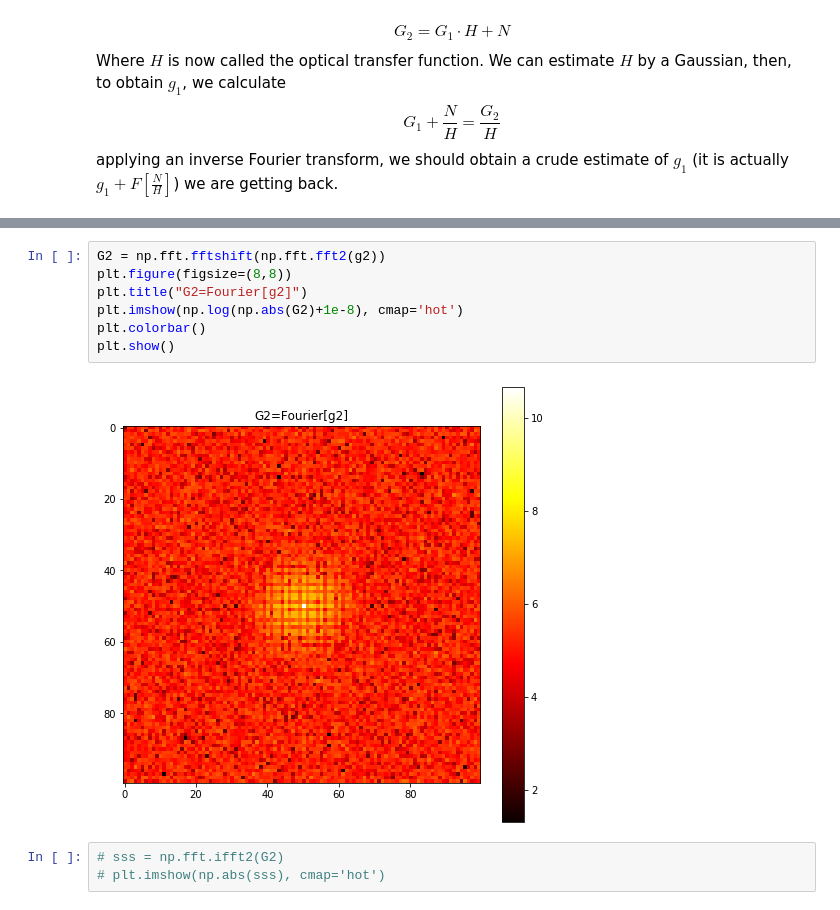
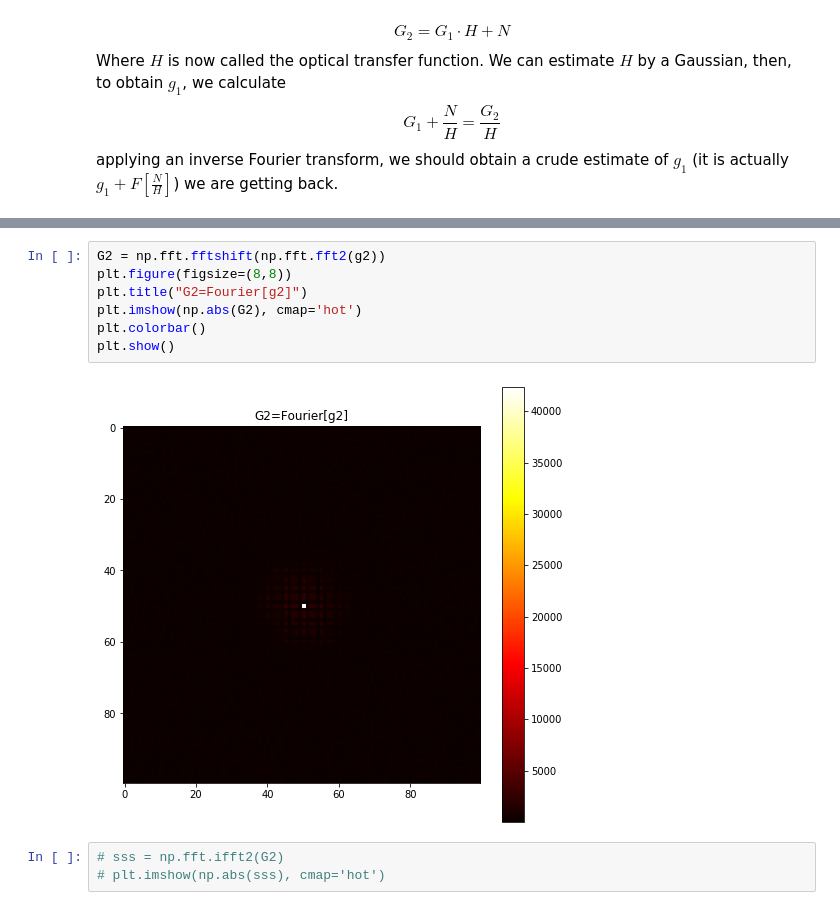
Before and after one commit to cliulinnaeus/AtomDetection, a Jupyter notebook: preprocessing/deconv_test2.ipynb, the cells around one changed output, grey strips where cells are left out. Drawn from its saved outputs; the diff is of its cells as text.

```diff
--- a/preprocessing/deconv_test2.ipynb
+++ b/preprocessing/deconv_test2.ipynb
@@ -164,12 +167,12 @@ y0: [80 20 80 20]
 # %%
 G2 = np.fft.fftshift(np.fft.fft2(g2))
 plt.figure(figsize=(8,8))
 plt.title("G2=Fourier[g2]")
-plt.imshow(np.log(np.abs(G2)+1e-8), cmap='hot')
+plt.imshow(np.abs(G2), cmap='hot')
 plt.colorbar()
 plt.show()
 # %% [output]
-[figure, old version]
+[figure, new version]
 # %%
 # sss = np.fft.ifft2(G2)
 # plt.imshow(np.abs(sss), cmap='hot')
```
Also changed, not shown: parts of 16 cells of this notebook.
